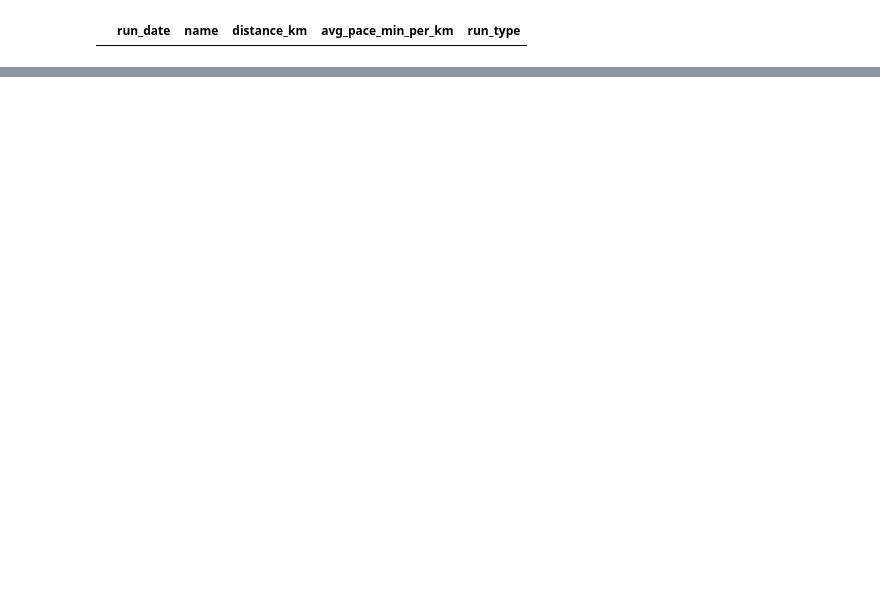
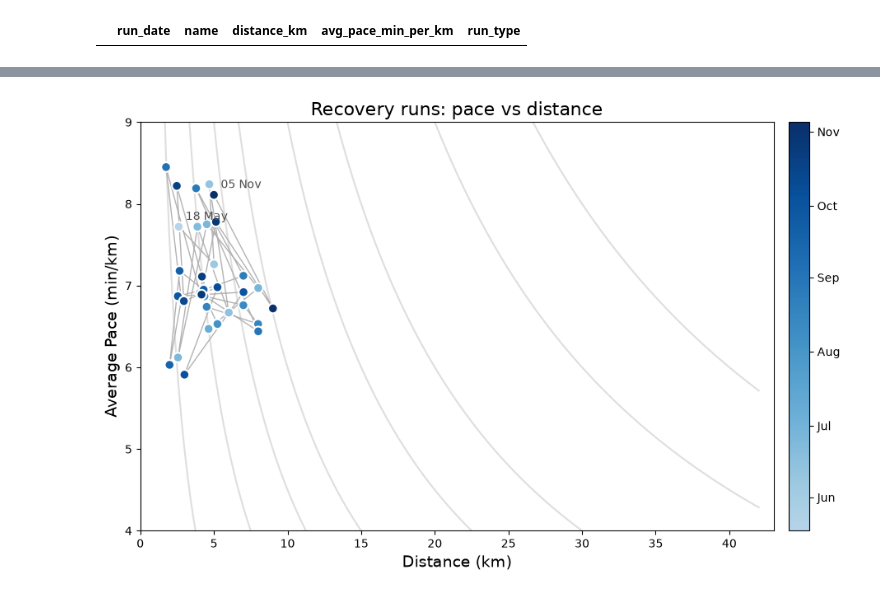
Before and after one commit to BKirkpatrick/running, a Jupyter notebook: pace-distance-scatter.ipynb, the cells around one changed output, grey strips where cells are left out. Cells and saved outputs as stored; diff of their text form; code cells hidden in the pictures; blank space fills up the shorter version.

```diff
--- a/pace-distance-scatter.ipynb
+++ b/pace-distance-scatter.ipynb
@@ -136,0 +174,39 @@ fig.tight_layout();
+# %%
+import matplotlib.dates as mdates
+from matplotlib.colors import ListedColormap
+
+recovery_runs = data[data["run_type"] == "recovery"].sort_values("run_date")
+
+
+t = mdates.date2num(recovery_runs["run_date"])
+# Blues, with the near-white end trimmed so early runs stay visible
+cmap = ListedColormap(plt.get_cmap("Blues")(np.linspace(0.3, 1, 256)))
+
+fig, ax = plt.subplots(figsize=(10, 6), dpi=100)
+
+for p in paces:
+    ax.plot(d, p, c="xkcd:gray", alpha=0.3, zorder=1)
+
+# chronological path
+ax.plot(recovery_runs["distance_km"], recovery_runs["avg_pace_min_per_km"], c="0.7", lw=1, zorder=2)
+
+sc = ax.scatter(recovery_runs["distance_km"], recovery_runs["avg_pace_min_per_km"], c=t, cmap=cmap,
+                s=70, edgecolor="white", linewidth=1.5, zorder=3)
+
+cbar = fig.colorbar(sc, ax=ax, pad=0.02)
+cbar.ax.yaxis.set_major_locator(mdates.MonthLocator())
+cbar.ax.yaxis.set_major_formatter(mdates.DateFormatter("%b"))
+
+# label only the first and last runs
+for _, r in recovery_runs.iloc[[0, -1]].iterrows():
+    ax.annotate(r["run_date"].strftime("%d %b"), (r["distance_km"], r["avg_pace_min_per_km"]),
+                xytext=(6, 6), textcoords="offset points", fontsize=10, color="0.3")
+
+ax.set_xlabel("Distance (km)", fontsize=14)
+ax.set_ylabel("Average Pace (min/km)", fontsize=14)
+ax.set_title("Recovery runs: pace vs distance", fontsize=16)
+ax.set_xlim(0, 43)
+ax.set_ylim(4, 9)
+fig.tight_layout();
+# %% [output]
+[figure, added]
```
Also changed, not shown: parts of 4 cells of this notebook.
